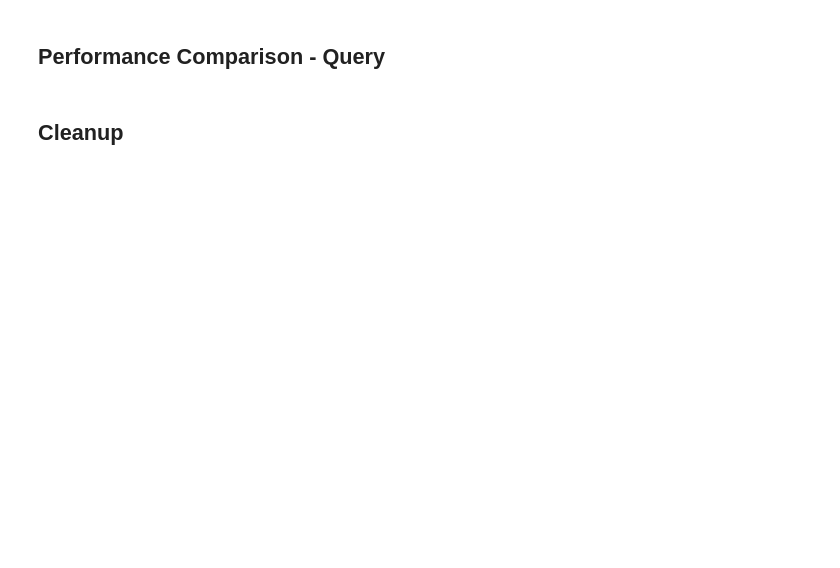
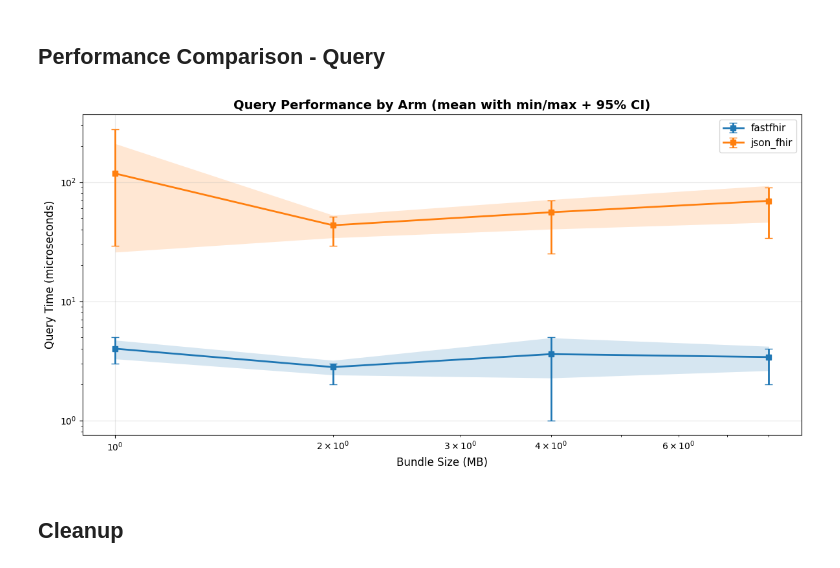
Before and after one commit to ryanlandvater/FHIR_Testing, a Jupyter notebook: notebooks/benchmark_results.ipynb, the cells around one changed output. Cells and saved outputs as stored; diff of their text form; code cells hidden in the pictures; blank space fills up the shorter version.

```diff
--- a/notebooks/benchmark_results.ipynb
+++ b/notebooks/benchmark_results.ipynb
@@ -107,25 +167,72 @@ if 'df' in locals() and len(df) > 0:
 ## Performance Comparison - Query
 # %%
 if 'df' in locals() and len(df) > 0:
-    stage3_data = df[df['stage'] == 'stage3_query'].copy()
+    # Use all runs for stable CI estimates while still plotting one point per arm/target.
+    use_latest_run_only = False
+    source_df = latest_run_df if use_latest_run_only and 'latest_run_df' in locals() and len(latest_run_df) > 0 else df
+    stage3_data = source_df[source_df['stage'] == 'stage3_query'].copy()
 
     if len(stage3_data) > 0:
+        show_smoke_arms = False
+        if not show_smoke_arms:
+            stage3_data = stage3_data[stage3_data['arm'].isin(['fastfhir', 'json_fhir'])].copy()
+
         fig, ax = plt.subplots(figsize=(12, 6))
-        for arm in stage3_data['arm'].unique():
-            data = stage3_data[stage3_data['arm'] == arm].sort_values('target_mb')
-            ax.plot(data['target_mb'], data['duration_us'], marker='s', label=arm, linewidth=2)
+
+        grouped = (
+            stage3_data
+            .groupby(['arm', 'target_mb'])['duration_us']
+            .agg(mean='mean', std='std', count='count', min='min', max='max')
+            .reset_index()
+        )
+
+        for arm in grouped['arm'].unique():
+            data = grouped[grouped['arm'] == arm].sort_values('target_mb').copy()
+            y = data['mean'].to_numpy()
+
+            # Existing min/max error bars.
+            lower = (data['mean'] - data['min']).to_numpy()
+            upper = (data['max'] - data['mean']).to_numpy()
+            yerr = np.vstack([lower, upper])
+
+            # 95% confidence interval shading around the mean.
+            sem = (data['std'] / np.sqrt(data['count'].clip(lower=1))).fillna(0.0)
+            ci95 = 1.96 * sem
+            ci_low = np.maximum((data['mean'] - ci95).to_numpy(), 1e-9)
+            ci_high = (data['mean'] + ci95).to_numpy()
+
+            eb = ax.errorbar(
+                data['target_mb'],
+                y,
+                yerr=yerr,
+                marker='s',
+                capsize=4,
+                linewidth=2,
+                label=arm,
+            )
+            line_color = eb.lines[0].get_color()
+            ax.fill_between(
+                data['target_mb'],
+                ci_low,
+                ci_high,
+                color=line_color,
+                alpha=0.18,
+                linewidth=0,
+            )
 
         ax.set_xlabel('Bundle Size (MB)', fontsize=12)
         ax.set_ylabel('Query Time (microseconds)', fontsize=12)
-        ax.set_title('Query Performance by Arm', fontsize=14, fontweight='bold')
+        ax.set_title('Query Performance by Arm (mean with min/max + 95% CI)', fontsize=14, fontweight='bold')
         ax.legend(fontsize=11)
         ax.grid(True, alpha=0.3)
         ax.set_xscale('log')
         ax.set_yscale('log')
         plt.tight_layout()
         plt.show()
     else:
-        print("No query data found")
+        print('No query data found')
+# %% [output]
+[figure, added]
 # %% [markdown]
 ## Cleanup
 # %%
```
Also changed, not shown: parts of 3 cells of this notebook, 15 other files.
